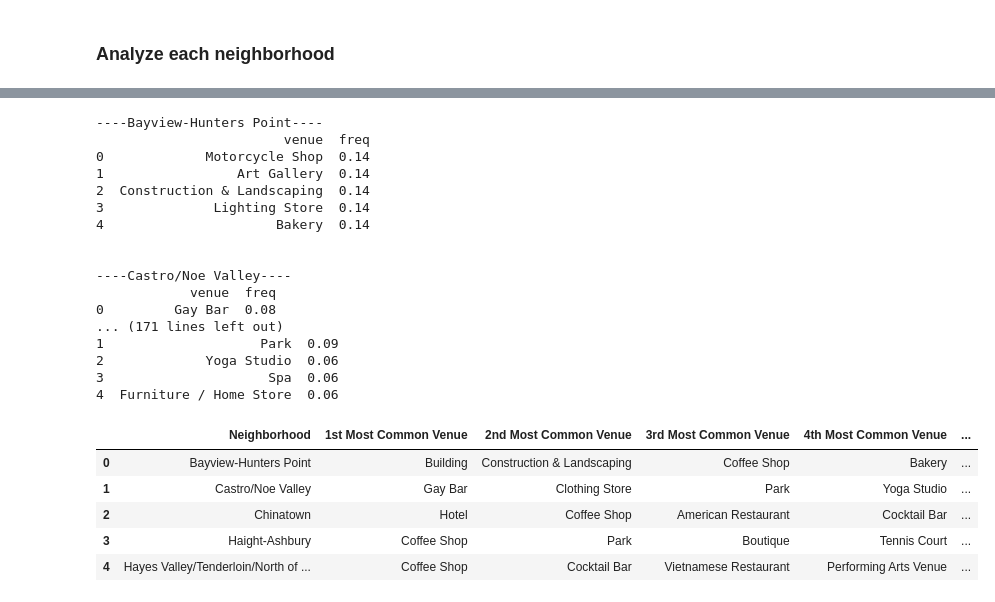
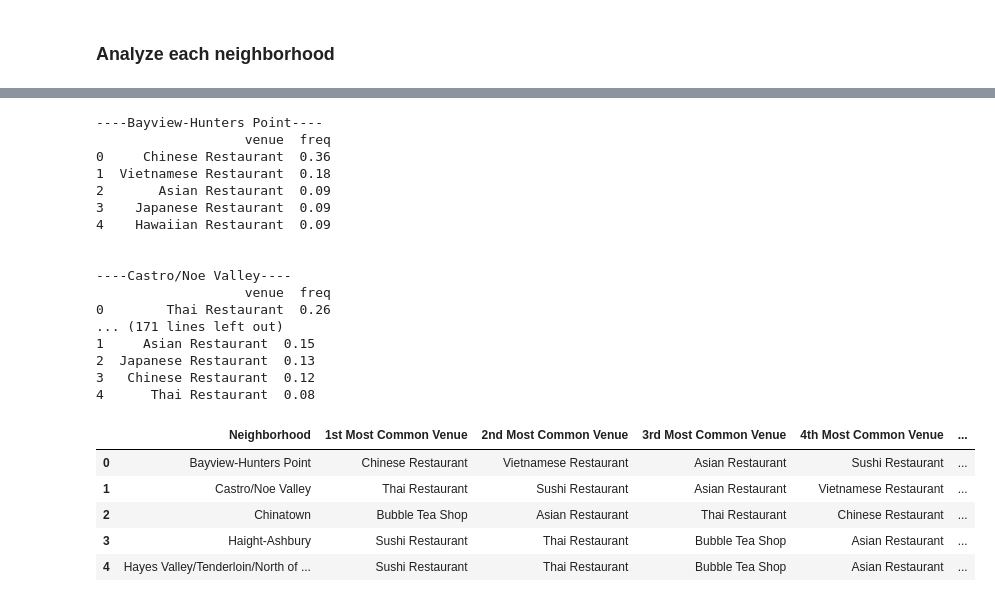
Before and after one commit to blee-pa/Coursera_Capstone, a Jupyter notebook: final_project/final_project_notebook.ipynb, the cells around one changed output, grey strips where cells are left out. Drawn from its saved outputs; the diff is of its cells as text; code cells hidden in the pictures.

```diff
--- a/final_project/final_project_notebook.ipynb
+++ b/final_project/final_project_notebook.ipynb
@@ -228,0 +214,7 @@ len(sf_venues['Venue Category'].unique())
+# %%
+## only interested in Asian Restaurants and Bubble Tea Shops
+## https://developer.foursquare.com/docs/build-with-foursquare/categories/
+VenueCats = {
+    'Bubble Tea Shop':'52e81612bcbc57f1066b7a0c',
+    'Asian Restaurant':'4bf58dd8d48988d142941735',
+}
@@ -228,0 +266,5 @@ len(sf_venues['Venue Category'].unique())
+# %%
+sf_venues_asian = getNearbyAsianVenues(names = df['Neighborhood'],
+                                latitudes = df['Latitude'],
+                                longitudes = df['Longitude']
+                                )
@@ -230,13 +346,13 @@ len(sf_venues['Venue Category'].unique())
 ### Analyze each neighborhood
 # %%
 # one hot encoding
-sf_onehot = pd.get_dummies(sf_venues[['Venue Category']], prefix="", prefix_sep="")
+sf_asian_onehot = pd.get_dummies(sf_venues_asian[['Venue Category']], prefix="", prefix_sep="")
 
 # add neighborhood column back to dataframe
-sf_onehot['Neighborhood'] = sf_venues['Neighborhood']
+sf_asian_onehot['Neighborhood'] = sf_venues_asian['Neighborhood']
 
 # move neighborhood column to the first column
-sf_onehot.set_index('Neighborhood', inplace=True)
-sf_onehot.reset_index(inplace=True)
-sf_onehot.head()
+sf_asian_onehot.set_index('Neighborhood', inplace=True)
+sf_asian_onehot.reset_index(inplace=True)
+sf_asian_onehot.head()
 # %% [output]
@@ -250,5 +366,5 @@ sf_onehot.head()
 # %%
 # group rows by neighborhood
-sf_g = sf_onehot.groupby('Neighborhood').mean().reset_index()
-sf_g
+sf_asian_g = sf_asian_onehot.groupby('Neighborhood').mean().reset_index()
+sf_asian_g
 # %% [output]
@@ -273,10 +389,10 @@ sf_g
 # %%
-# print each neighborhood along with the top 5 most common venues
+# print each neighborhood along with the top 5 most common Asian venues
 num_top_venues = 5
 
-for n in sf_g['Neighborhood']:
+for n in sf_asian_g['Neighborhood']:
     print("----"+n+"----")
-    temp = sf_g[sf_g['Neighborhood'] == n].T.reset_index()
+    temp = sf_asian_g[sf_asian_g['Neighborhood'] == n].T.reset_index()
     temp.columns = ['venue','freq']
     temp = temp.iloc[1:]
     temp['freq'] = temp['freq'].astype(float)
@@ -285,55 +401,55 @@ for n in sf_g['Neighborhood']:
     print('\n')
 # %% [output]
 ----Bayview-Hunters Point----
-                        venue  freq
-0             Motorcycle Shop  0.14
-1                 Art Gallery  0.14
-2  Construction & Landscaping  0.14
-3              Lighting Store  0.14
-4                      Bakery  0.14
+                   venue  freq
+0     Chinese Restaurant  0.36
+1  Vietnamese Restaurant  0.18
+2       Asian Restaurant  0.09
+3    Japanese Restaurant  0.09
+4    Hawaiian Restaurant  0.09
 
 
 ----Castro/Noe Valley----
-            venue  freq
-0         Gay Bar  0.08
+                   venue  freq
+0        Thai Restaurant  0.26
 ... (171 lines left out)
-1                    Park  0.09
-2             Yoga Studio  0.06
-3                     Spa  0.06
-4  Furniture / Home Store  0.06
+1     Asian Restaurant  0.15
+2  Japanese Restaurant  0.13
+3   Chinese Restaurant  0.12
+4      Thai Restaurant  0.08
 # %%
-# put into df with top 10 venues for each neighborhood
+# put into df with top 5 venues for each neighborhood
 def return_most_common_venues(row, num_top_venues):
     row_categories = row.iloc[1:]
     row_categories_sorted = row_categories.sort_values(ascending=False)
 
     return row_categories_sorted.index.values[0:num_top_venues]
 
-num_top_venues = 10
+num_top_venues = 5
 
 indicators = ['st', 'nd', 'rd']
 
 # create columns according to number of top venues
 columns = ['Neighborhood']
 for ind in np.arange(num_top_venues):
     try:
         columns.append('{}{} Most Common Venue'.format(ind+1, indicators[ind]))
     except:
         columns.append('{}th Most Common Venue'.format(ind+1))
 
 # create a new dataframe
-hood_venue_sorted = pd.DataFrame(columns=columns)
-hood_venue_sorted['Neighborhood'] = sf_g['Neighborhood']
+hood_asian_venue_sorted = pd.DataFrame(columns=columns)
+hood_asian_venue_sorted['Neighborhood'] = sf_asian_g['Neighborhood']
 
-for ind in np.arange(sf_g.shape[0]):
-    hood_venue_sorted.iloc[ind, 1:] = return_most_common_venues(sf_g.iloc[ind, :], num_top_venues)
+for ind in np.arange(sf_asian_g.shape[0]):
+    hood_asian_venue_sorted.iloc[ind, 1:] = return_most_common_venues(sf_asian_g.iloc[ind, :], num_top_venues)
 
-hood_venue_sorted.head()
+hood_asian_venue_sorted.head()
 # %% [output]
 |  | Neighborhood | 1st Most Common Venue | 2nd Most Common Venue | 3rd Most Common Venue | 4th Most Common Venue | ... |
-| 0 | Bayview-Hunters Point | Building | Construction & Landscaping | Coffee Shop | Bakery | ... |
-| 1 | Castro/Noe Valley | Gay Bar | Clothing Store | Park | Yoga Studio | ... |
-| 2 | Chinatown | Hotel | Coffee Shop | American Restaurant | Cocktail Bar | ... |
-| 3 | Haight-Ashbury | Coffee Shop | Park | Boutique | Tennis Court | ... |
-| 4 | Hayes Valley/Tenderloin/North of ... | Coffee Shop | Cocktail Bar | Vietnamese Restaurant | Performing Arts Venue | ... |
+| 0 | Bayview-Hunters Point | Chinese Restaurant | Vietnamese Restaurant | Asian Restaurant | Sushi Restaurant | ... |
+| 1 | Castro/Noe Valley | Thai Restaurant | Sushi Restaurant | Asian Restaurant | Vietnamese Restaurant | ... |
+| 2 | Chinatown | Bubble Tea Shop | Asian Restaurant | Thai Restaurant | Chinese Restaurant | ... |
+| 3 | Haight-Ashbury | Sushi Restaurant | Thai Restaurant | Bubble Tea Shop | Asian Restaurant | ... |
+| 4 | Hayes Valley/Tenderloin/North of ... | Sushi Restaurant | Thai Restaurant | Bubble Tea Shop | Asian Restaurant | ... |
 # %% [markdown]
```
Also changed, not shown: parts of 37 cells of this notebook.
